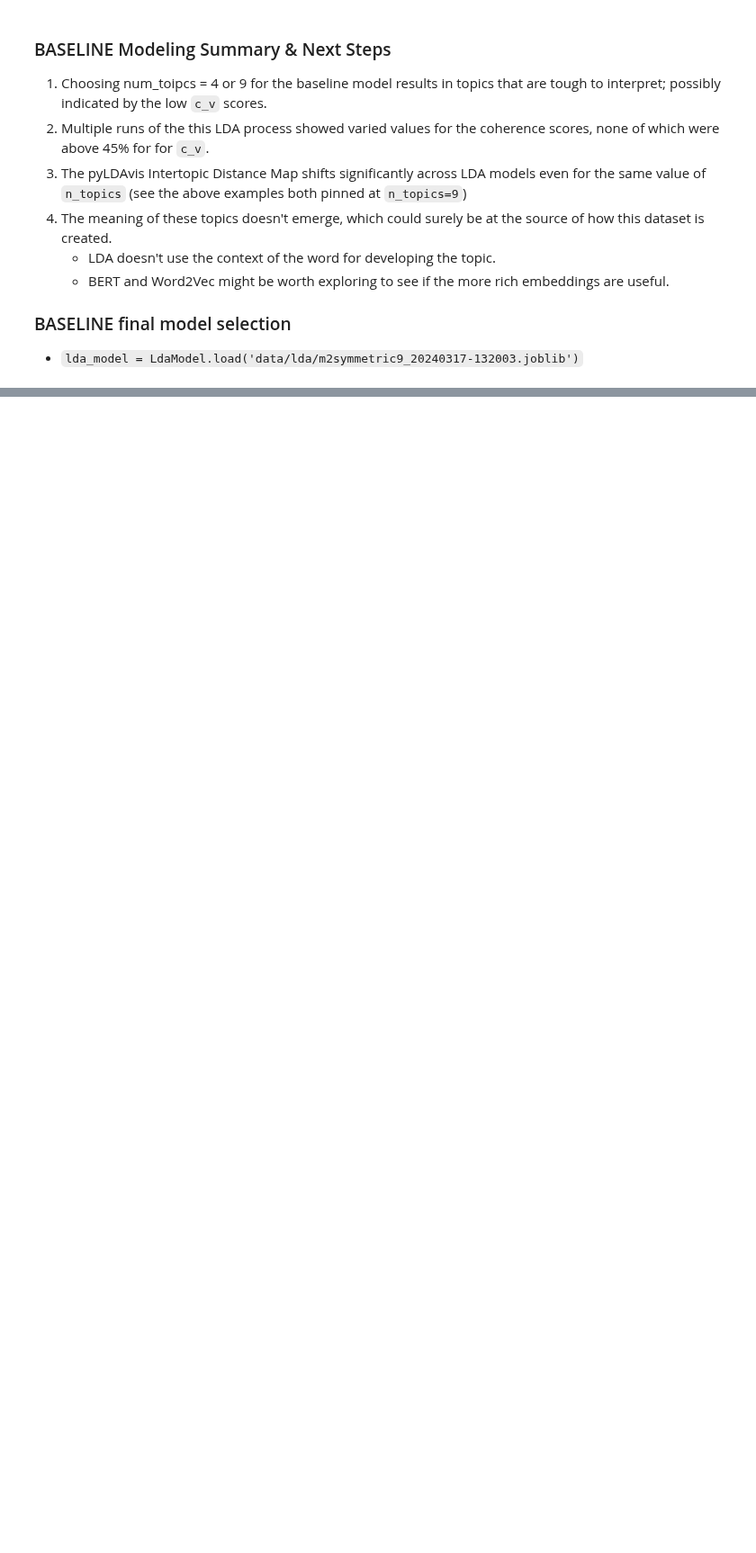
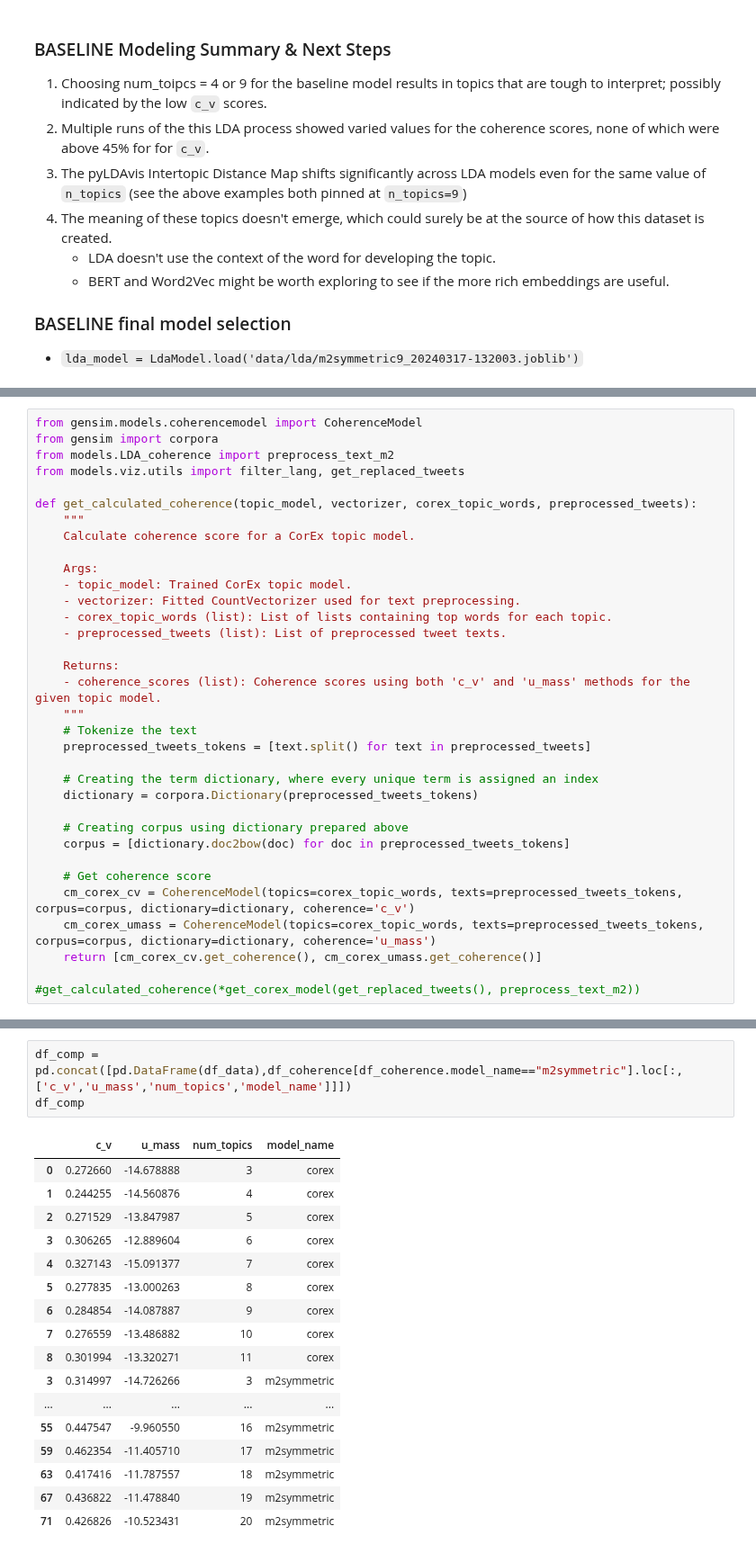
Before and after one commit to blehman/code_samples, a Jupyter notebook: tweet_topic_modeling/tom_robbins_whimsy.ipynb, the cells around one changed output, grey strips where cells are left out. Shown at 90% size. Drawn from its saved outputs; the diff is of its cells as text; blank space fills up the shorter version.

```diff
--- a/tweet_topic_modeling/tom_robbins_whimsy.ipynb
+++ b/tweet_topic_modeling/tom_robbins_whimsy.ipynb
@@ -800,0 +848,34 @@ Percentage of unique tweets: 6.61%
+# %%
+from gensim.models.coherencemodel import CoherenceModel
+from gensim import corpora
+from models.LDA_coherence import preprocess_text_m2
+from models.viz.utils import filter_lang, get_replaced_tweets
+
+def get_calculated_coherence(topic_model, vectorizer, corex_topic_words, preprocessed_tweets):
+    """
+    Calculate coherence score for a CorEx topic model.
+
+    Args:
+    - topic_model: Trained CorEx topic model.
+    - vectorizer: Fitted CountVectorizer used for text preprocessing.
+    - corex_topic_words (list): List of lists containing top words for each topic.
+    - preprocessed_tweets (list): List of preprocessed tweet texts.
+
+    Returns:
+    - coherence_scores (list): Coherence scores using both 'c_v' and 'u_mass' methods for the given topic model.
+    """
+    # Tokenize the text
+    preprocessed_tweets_tokens = [text.split() for text in preprocessed_tweets]
+
+    # Creating the term dictionary, where every unique term is assigned an index
+    dictionary = corpora.Dictionary(preprocessed_tweets_tokens)
+
+    # Creating corpus using dictionary prepared above
+    corpus = [dictionary.doc2bow(doc) for doc in preprocessed_tweets_tokens]
+
+    # Get coherence score
+    cm_corex_cv = CoherenceModel(topics=corex_topic_words, texts=preprocessed_tweets_tokens, corpus=corpus, dictionary=dictionary, coherence='c_v')
+    cm_corex_umass = CoherenceModel(topics=corex_topic_words, texts=preprocessed_tweets_tokens, corpus=corpus, dictionary=dictionary, coherence='u_mass')
+    return [cm_corex_cv.get_coherence(), cm_corex_umass.get_coherence()]
+
+#get_calculated_coherence(*get_corex_model(get_replaced_tweets(), preprocess_text_m2))
@@ -800,0 +987,21 @@ Percentage of unique tweets: 6.61%
+# %%
+df_comp = pd.concat([pd.DataFrame(df_data),df_coherence[df_coherence.model_name=="m2symmetric"].loc[:,['c_v','u_mass','num_topics','model_name']]])
+df_comp
+# %% [output]
+|  | c_v | u_mass | num_topics | model_name |
+| 0 | 0.272660 | -14.678888 | 3 | corex |
+| 1 | 0.244255 | -14.560876 | 4 | corex |
+| 2 | 0.271529 | -13.847987 | 5 | corex |
+| 3 | 0.306265 | -12.889604 | 6 | corex |
+| 4 | 0.327143 | -15.091377 | 7 | corex |
+| 5 | 0.277835 | -13.000263 | 8 | corex |
+| 6 | 0.284854 | -14.087887 | 9 | corex |
+| 7 | 0.276559 | -13.486882 | 10 | corex |
+| 8 | 0.301994 | -13.320271 | 11 | corex |
+| 3 | 0.314997 | -14.726266 | 3 | m2symmetric |
+| ... | ... | ... | ... | ... |
+| 55 | 0.447547 | -9.960550 | 16 | m2symmetric |
+| 59 | 0.462354 | -11.405710 | 17 | m2symmetric |
+| 63 | 0.417416 | -11.787557 | 18 | m2symmetric |
+| 67 | 0.436822 | -11.478840 | 19 | m2symmetric |
+| 71 | 0.426826 | -10.523431 | 20 | m2symmetric |
```
Also changed, not shown: parts of 46 cells of this notebook.
